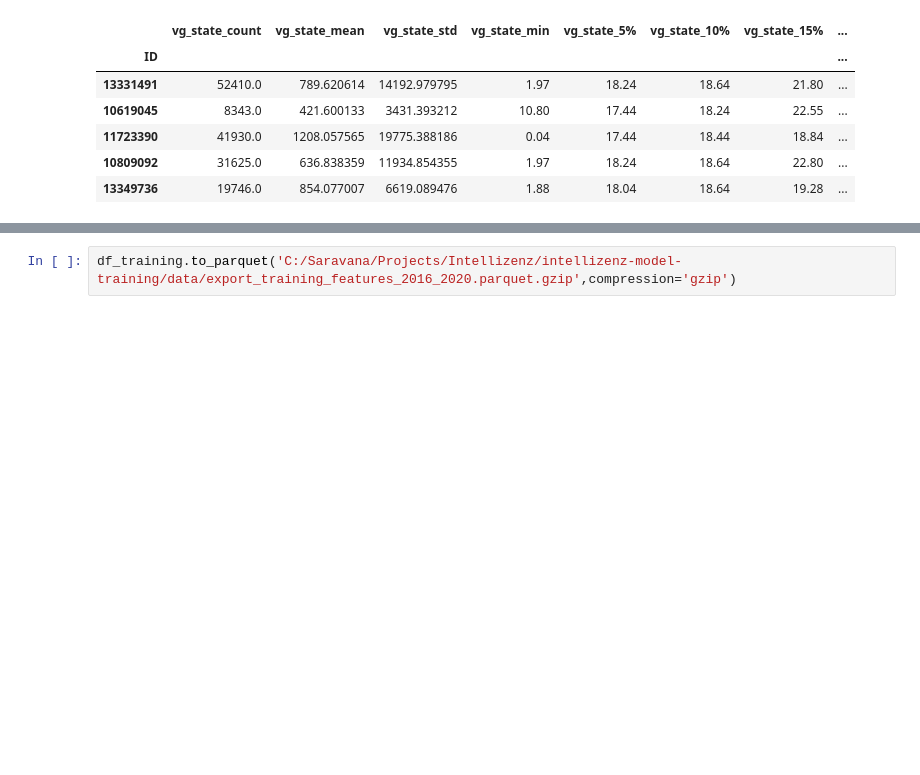
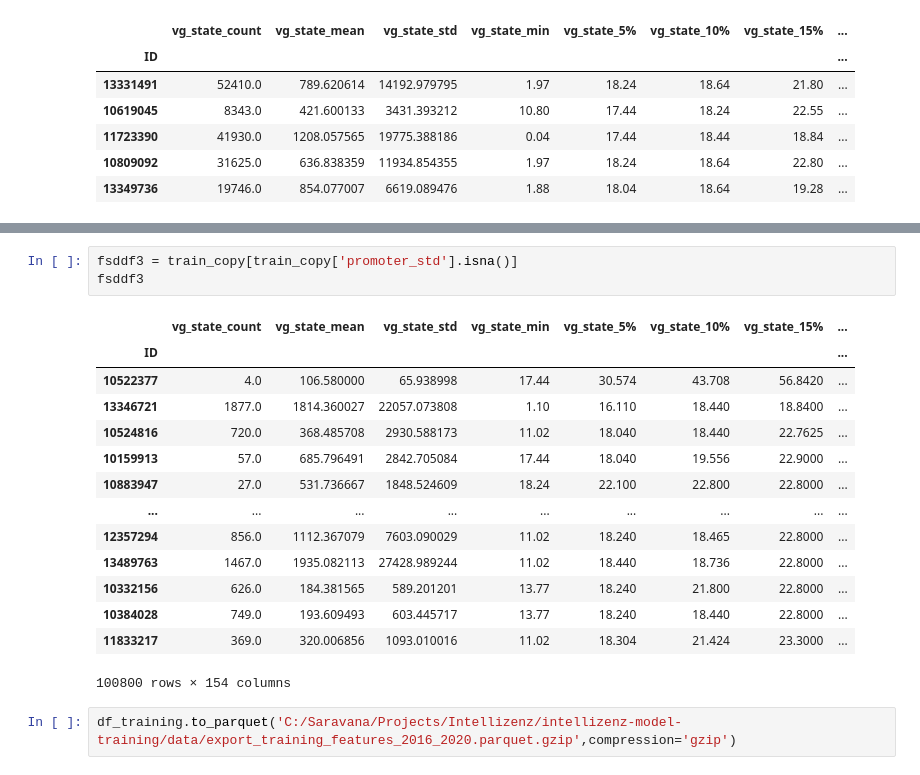
Before and after one commit to Saraavana/reclamation-processing, a Jupyter notebook: baseline/Features/00-generate-features.ipynb, the cells around one changed output, grey strips where cells are left out. Cells and saved outputs as stored; diff of their text form; blank space fills up the shorter version.

```diff
--- a/baseline/Features/00-generate-features.ipynb
+++ b/baseline/Features/00-generate-features.ipynb
@@ -270,3 +342,21 @@ display(df_testing.head(5))
+# %%
+fsddf3 = train_copy[train_copy['promoter_std'].isna()]
+fsddf3
+# %% [output]
+|  | vg_state_count | vg_state_mean | vg_state_std | vg_state_min | vg_state_5% | vg_state_10% | vg_state_15% | ... |
+| ID |  |  |  |  |  |  |  | ... |
+| 10522377 | 4.0 | 106.580000 | 65.938998 | 17.44 | 30.574 | 43.708 | 56.8420 | ... |
+| 13346721 | 1877.0 | 1814.360027 | 22057.073808 | 1.10 | 16.110 | 18.440 | 18.8400 | ... |
+| 10524816 | 720.0 | 368.485708 | 2930.588173 | 11.02 | 18.040 | 18.440 | 22.7625 | ... |
+| 10159913 | 57.0 | 685.796491 | 2842.705084 | 17.44 | 18.040 | 19.556 | 22.9000 | ... |
+| 10883947 | 27.0 | 531.736667 | 1848.524609 | 18.24 | 22.100 | 22.800 | 22.8000 | ... |
+| ... | ... | ... | ... | ... | ... | ... | ... | ... |
+| 12357294 | 856.0 | 1112.367079 | 7603.090029 | 11.02 | 18.240 | 18.465 | 22.8000 | ... |
+| 13489763 | 1467.0 | 1935.082113 | 27428.989244 | 11.02 | 18.440 | 18.736 | 22.8000 | ... |
+| 10332156 | 626.0 | 184.381565 | 589.201201 | 13.77 | 18.240 | 21.800 | 22.8000 | ... |
+| 10384028 | 749.0 | 193.609493 | 603.445717 | 13.77 | 18.240 | 18.440 | 22.8000 | ... |
+| 11833217 | 369.0 | 320.006856 | 1093.010016 | 11.02 | 18.304 | 21.424 | 23.3000 | ... |
+100800 rows × 154 columns
 # %%
 df_training.to_parquet('C:/Saravana/Projects/Intellizenz/intellizenz-model-training/data/export_training_features_2016_2020.parquet.gzip',compression='gzip')
 # %%
```
Also changed, not shown: parts of 7 cells of this notebook, 5 other files.
